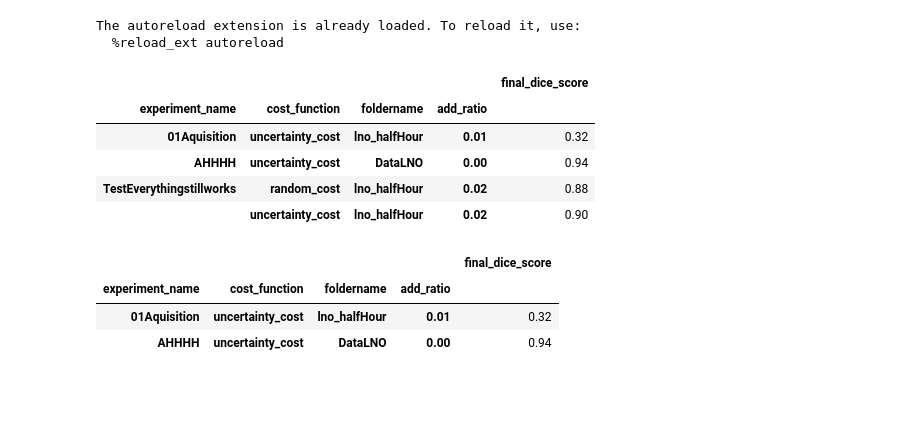
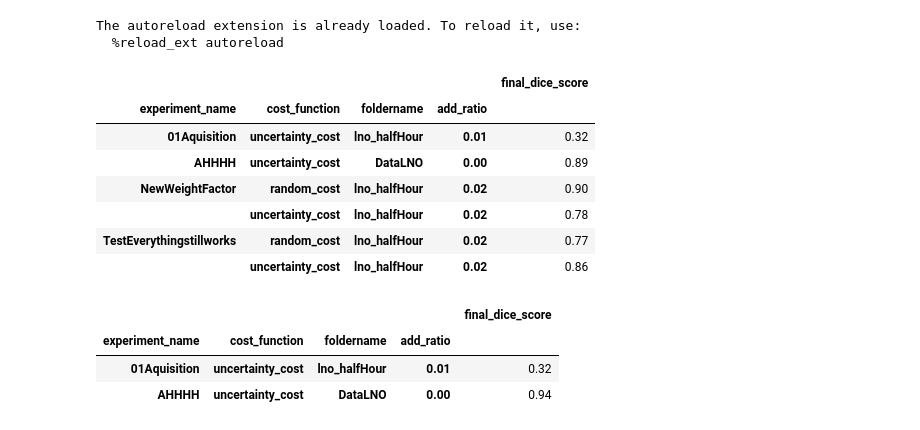
Before and after one commit to laura-rieger/segmenter, a Jupyter notebook: src/Results.ipynb, the cells around one changed output. Saved outputs shown, nothing was run; the diff lists cells and outputs as text; code cells hidden in the pictures; blank space fills up the shorter version.

```diff
--- a/src/Results.ipynb
+++ b/src/Results.ipynb
@@ -42,19 +42,21 @@ The autoreload extension is already loaded. To reload it, use:
 # %%
 fnames = sorted([oj(config['PATHS']['model_path'] , fname) for fname in os.listdir(config['PATHS']['model_path'] ) if "pkl" in fname])
 results_list = [pd.Series(pkl.load(open(fname, "rb"))) for fname in (fnames)]
 
 results = pd.concat(results_list, axis=1).T.infer_objects()
 
 results.experiment_name.unique()
 results['best_val_score'] = [max(x) for x in results.val_scores]
-results[['foldername',  'final_dice_score','cost_function', 'add_ratio','experiment_name']].groupby([ 'experiment_name', 'cost_function','foldername','add_ratio', ]).mean()
+results[['foldername',  'final_dice_score','cost_function', 'add_ratio','experiment_name']].groupby([ 'experiment_name', 'cost_function','foldername','add_ratio', ]).min()
 # %% [output]
 |  |  |  |  | final_dice_score |
 | experiment_name | cost_function | foldername | add_ratio |  |
 | 01Aquisition | uncertainty_cost | lno_halfHour | 0.01 | 0.32 |
-| AHHHH | uncertainty_cost | DataLNO | 0.00 | 0.94 |
-| TestEverythingstillworks | random_cost | lno_halfHour | 0.02 | 0.88 |
-|  | uncertainty_cost | lno_halfHour | 0.02 | 0.90 |
+| AHHHH | uncertainty_cost | DataLNO | 0.00 | 0.89 |
+| NewWeightFactor | random_cost | lno_halfHour | 0.02 | 0.90 |
+|  | uncertainty_cost | lno_halfHour | 0.02 | 0.78 |
+| TestEverythingstillworks | random_cost | lno_halfHour | 0.02 | 0.77 |
+|  | uncertainty_cost | lno_halfHour | 0.02 | 0.86 |
 # %%
 fnames = sorted([oj(config['PATHS']['model_path'] , fname) for fname in os.listdir(config['PATHS']['model_path'] ) if "pkl" in fname])
 results_list = [pd.Series(pkl.load(open(fname, "rb"))) for fname in (fnames)]
```
Also changed, not shown: 1 other file.
